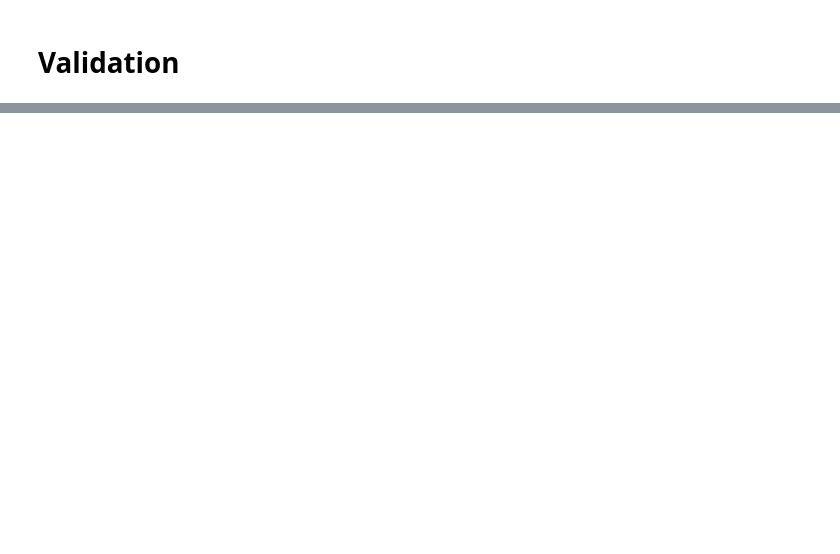
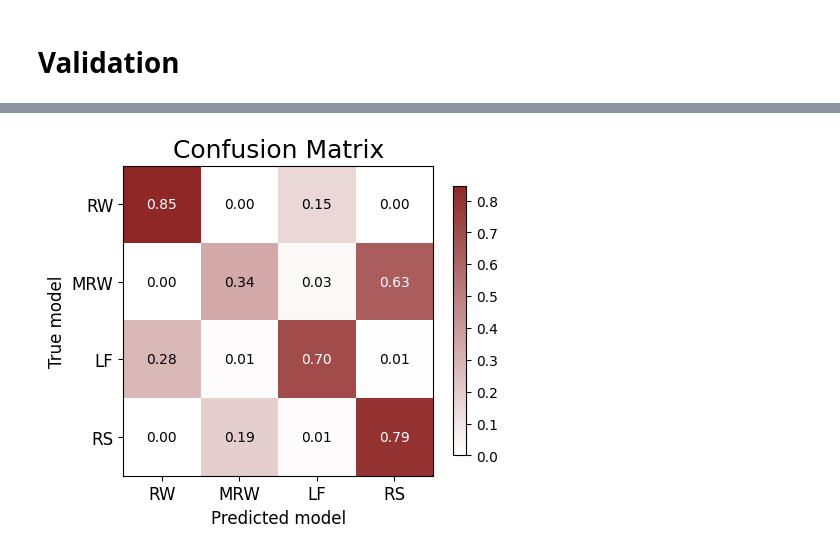
Before and after one commit to bayesflow-org/Non-Stationary-DDM-Validation, a Jupyter notebook: applications/model_comparison/notebooks/02_model_comparison.ipynb, the cells around one changed output, grey strips where cells are left out. Saved outputs shown, nothing was run; the diff lists cells and outputs as text; code cells hidden in the pictures; blank space fills up the shorter version.

```diff
--- a/applications/model_comparison/notebooks/02_model_comparison.ipynb
+++ b/applications/model_comparison/notebooks/02_model_comparison.ipynb
@@ -89,0 +108,8 @@ confusion_matrix = beef.diagnostics.plot_confusion_matrix(
+# %%
+confusion_matrix = beef.diagnostics.plot_confusion_matrix(
+    model_indices,
+    model_probs,
+    model_names=['RW', 'MRW', 'LF', 'RS']
+)
+# %% [output]
+[figure, added]
```
Also changed, not shown: parts of 6 cells of this notebook, 1 other file.
